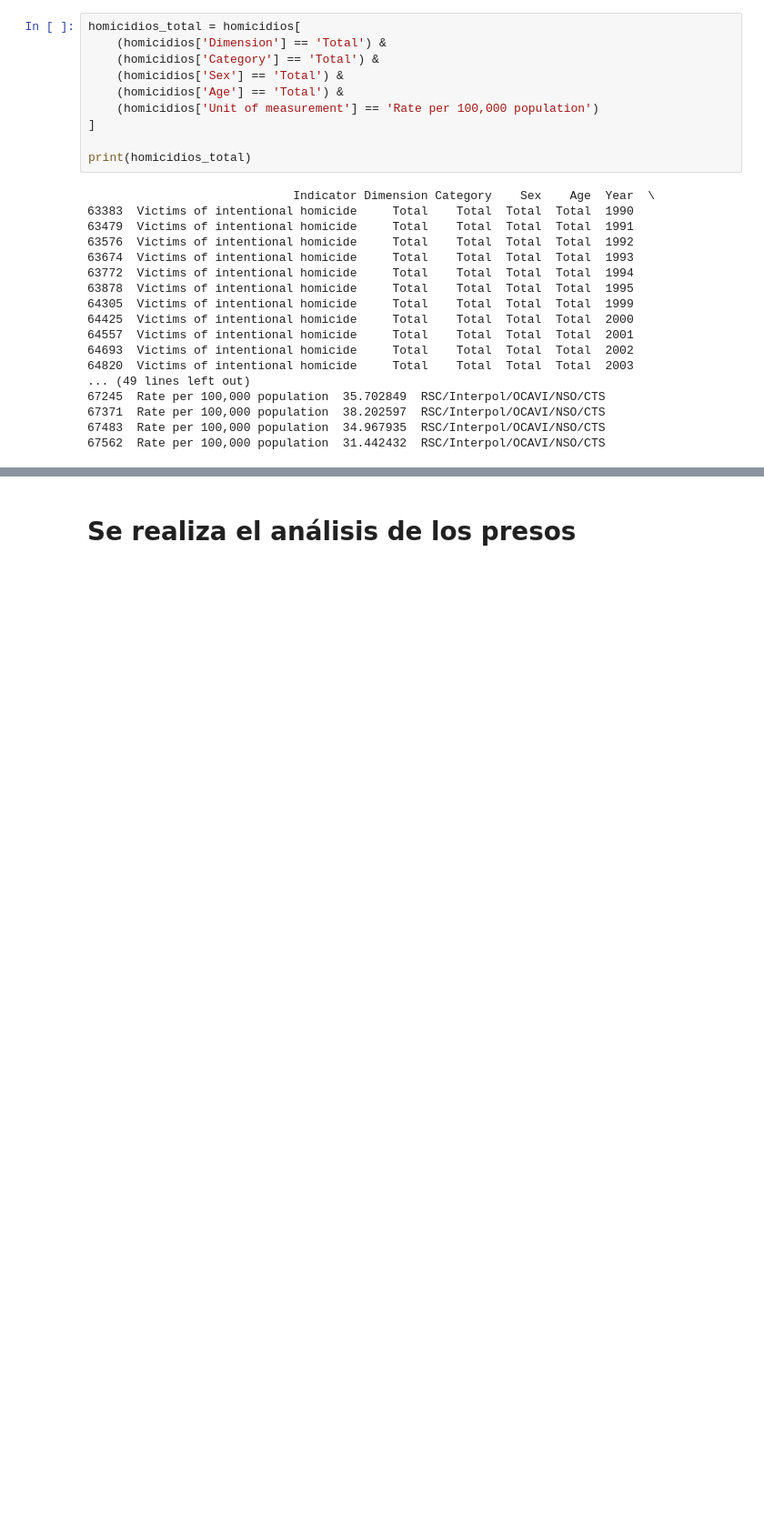
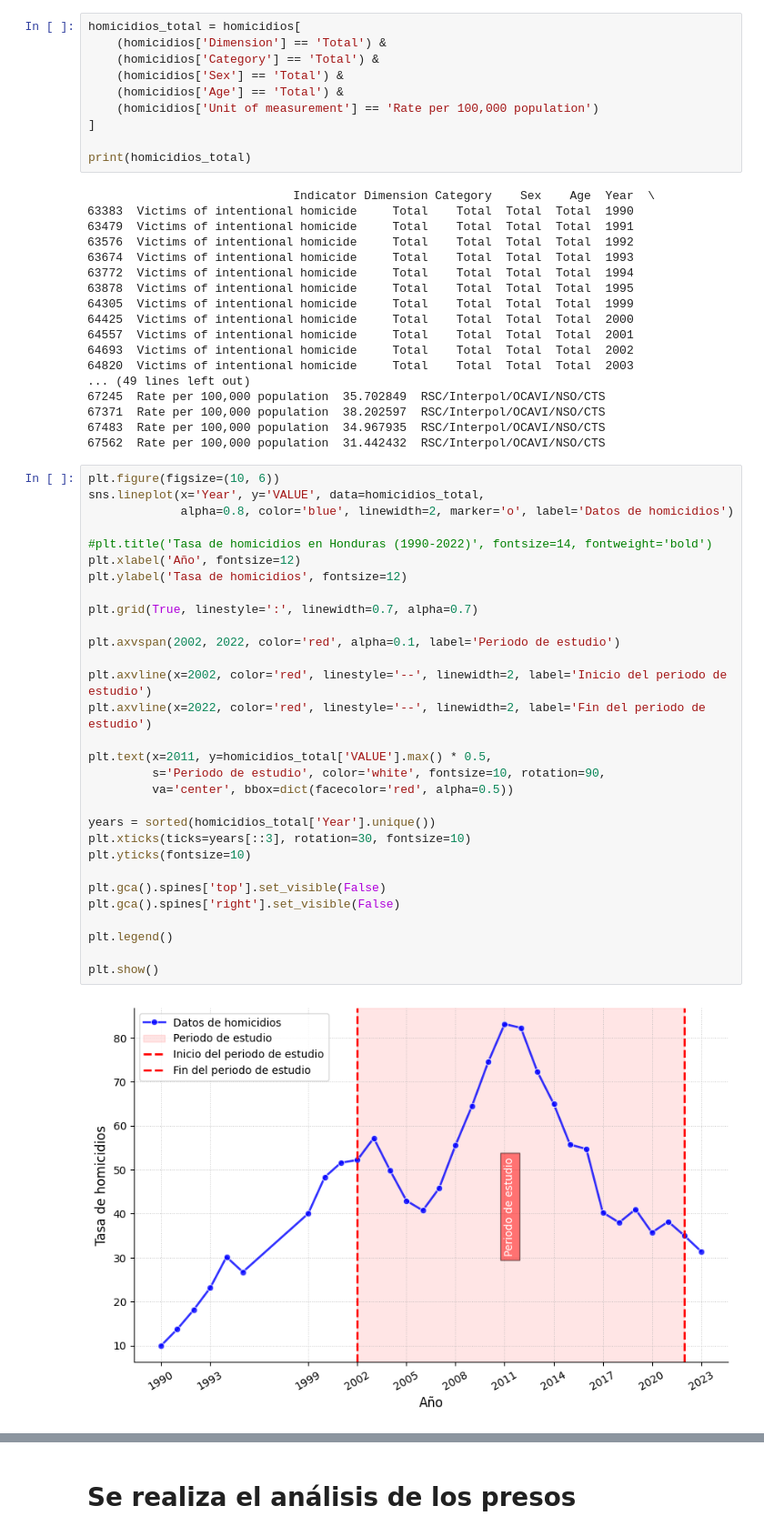
Before and after one commit to lehcimhdz/eda_honduras, a Jupyter notebook: eda_honduras_descriptivo.ipynb, the cells around one changed output, grey strips where cells are left out. Shown at 91% size. Saved outputs shown, nothing was run; the diff lists cells and outputs as text; blank space fills up the shorter version.

```diff
--- a/eda_honduras_descriptivo.ipynb
+++ b/eda_honduras_descriptivo.ipynb
@@ -266,5 +266,37 @@ print(homicidios_total)
 67371  Rate per 100,000 population  38.202597  RSC/Interpol/OCAVI/NSO/CTS
 67483  Rate per 100,000 population  34.967935  RSC/Interpol/OCAVI/NSO/CTS
 67562  Rate per 100,000 population  31.442432  RSC/Interpol/OCAVI/NSO/CTS
+# %%
+plt.figure(figsize=(10, 6))
+sns.lineplot(x='Year', y='VALUE', data=homicidios_total,
+             alpha=0.8, color='blue', linewidth=2, marker='o', label='Datos de homicidios')
+
+#plt.title('Tasa de homicidios en Honduras (1990-2022)', fontsize=14, fontweight='bold')
+plt.xlabel('Año', fontsize=12)
+plt.ylabel('Tasa de homicidios', fontsize=12)
+
+plt.grid(True, linestyle=':', linewidth=0.7, alpha=0.7)
+
+plt.axvspan(2002, 2022, color='red', alpha=0.1, label='Periodo de estudio')
+
+plt.axvline(x=2002, color='red', linestyle='--', linewidth=2, label='Inicio del periodo de estudio')
+plt.axvline(x=2022, color='red', linestyle='--', linewidth=2, label='Fin del periodo de estudio')
+
+plt.text(x=2011, y=homicidios_total['VALUE'].max() * 0.5,
+         s='Periodo de estudio', color='white', fontsize=10, rotation=90,
+         va='center', bbox=dict(facecolor='red', alpha=0.5))
+
+years = sorted(homicidios_total['Year'].unique())
+plt.xticks(ticks=years[::3], rotation=30, fontsize=10)
+plt.yticks(fontsize=10)
+
+plt.gca().spines['top'].set_visible(False)
+plt.gca().spines['right'].set_visible(False)
+
+plt.legend()
+
+plt.show()
+# %% [output]
+[figure, added]
 # %%
 homicidios_total['Year'] = homicidios_total['Year'].astype(int)
```
Also changed, not shown: parts of 2 cells of this notebook, 1 other file.
